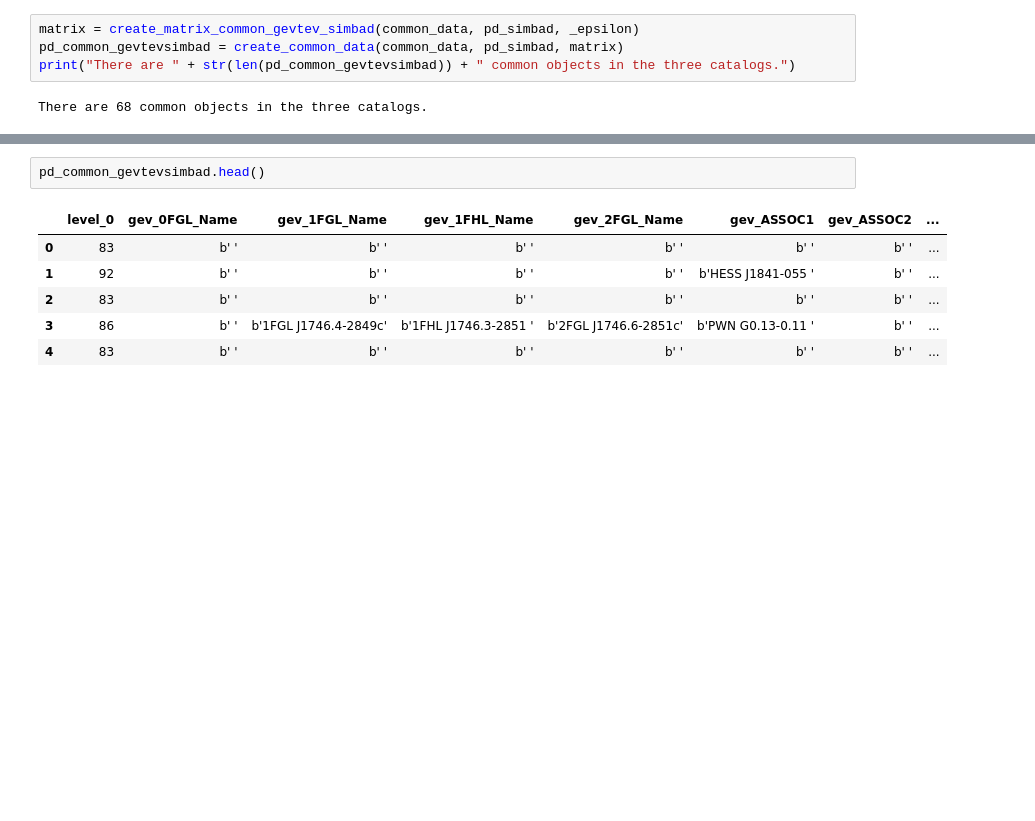
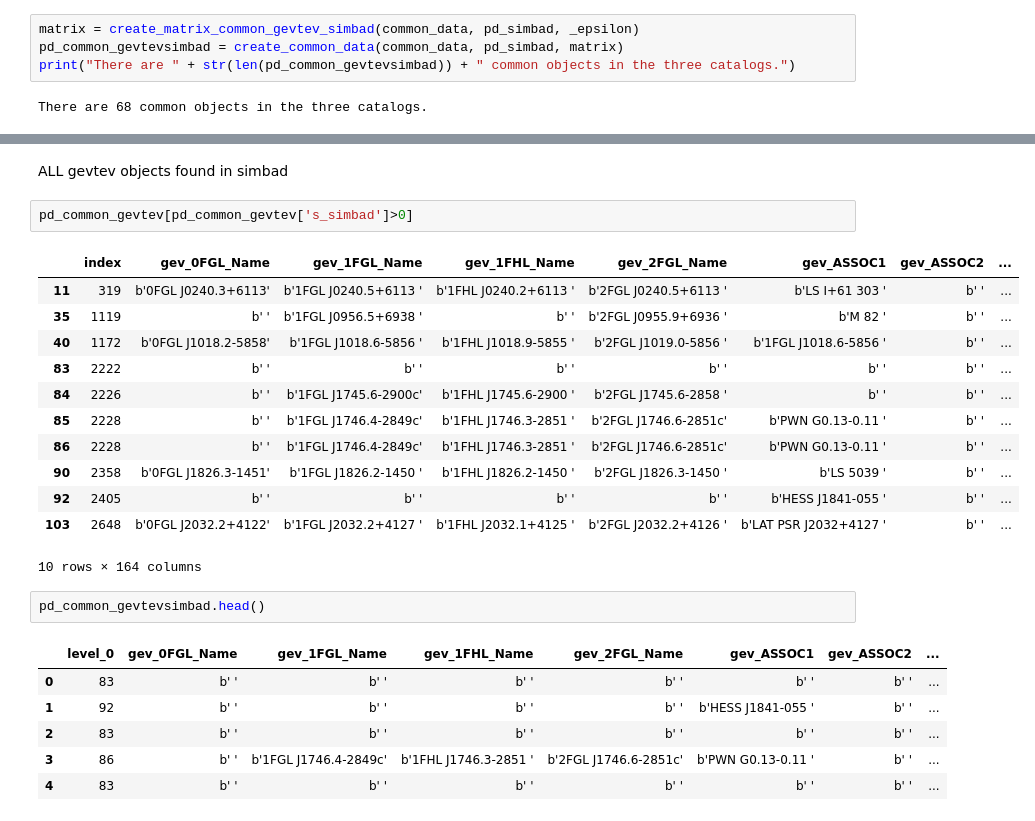
Before and after one commit to anaderi/gamma-bins, a Jupyter notebook: simbad.ipynb, the cells around one changed output, grey strips where cells are left out. Drawn from its saved outputs; the diff is of its cells as text; blank space fills up the shorter version.

```diff
--- a/simbad.ipynb
+++ b/simbad.ipynb
@@ -166,3 +265,20 @@ There are 68 common objects in the three catalogs.
+# %% [markdown]
+ALL gevtev objects found in simbad
+# %%
+pd_common_gevtev[pd_common_gevtev['s_simbad']>0]
+# %% [output]
+|  | index | gev_0FGL_Name | gev_1FGL_Name | gev_1FHL_Name | gev_2FGL_Name | gev_ASSOC1 | gev_ASSOC2 | ... |
+| 11 | 319 | b'0FGL J0240.3+6113' | b'1FGL J0240.5+6113 ' | b'1FHL J0240.2+6113 ' | b'2FGL J0240.5+6113 ' | b'LS I+61 303 ' | b' ' | ... |
+| 35 | 1119 | b' ' | b'1FGL J0956.5+6938 ' | b' ' | b'2FGL J0955.9+6936 ' | b'M 82 ' | b' ' | ... |
+| 40 | 1172 | b'0FGL J1018.2-5858' | b'1FGL J1018.6-5856 ' | b'1FHL J1018.9-5855 ' | b'2FGL J1019.0-5856 ' | b'1FGL J1018.6-5856 ' | b' ' | ... |
+| 83 | 2222 | b' ' | b' ' | b' ' | b' ' | b' ' | b' ' | ... |
+| 84 | 2226 | b' ' | b'1FGL J1745.6-2900c' | b'1FHL J1745.6-2900 ' | b'2FGL J1745.6-2858 ' | b' ' | b' ' | ... |
+| 85 | 2228 | b' ' | b'1FGL J1746.4-2849c' | b'1FHL J1746.3-2851 ' | b'2FGL J1746.6-2851c' | b'PWN G0.13-0.11 ' | b' ' | ... |
+| 86 | 2228 | b' ' | b'1FGL J1746.4-2849c' | b'1FHL J1746.3-2851 ' | b'2FGL J1746.6-2851c' | b'PWN G0.13-0.11 ' | b' ' | ... |
+| 90 | 2358 | b'0FGL J1826.3-1451' | b'1FGL J1826.2-1450 ' | b'1FHL J1826.2-1450 ' | b'2FGL J1826.3-1450 ' | b'LS 5039 ' | b' ' | ... |
+| 92 | 2405 | b' ' | b' ' | b' ' | b' ' | b'HESS J1841-055 ' | b' ' | ... |
+| 103 | 2648 | b'0FGL J2032.2+4122' | b'1FGL J2032.2+4127 ' | b'1FHL J2032.1+4125 ' | b'2FGL J2032.2+4126 ' | b'LAT PSR J2032+4127 ' | b' ' | ... |
+10 rows × 164 columns
 # %%
 pd_common_gevtevsimbad.head()
 # %% [output]
```
Also changed, not shown: parts of 6 cells of this notebook, 17 other files.
